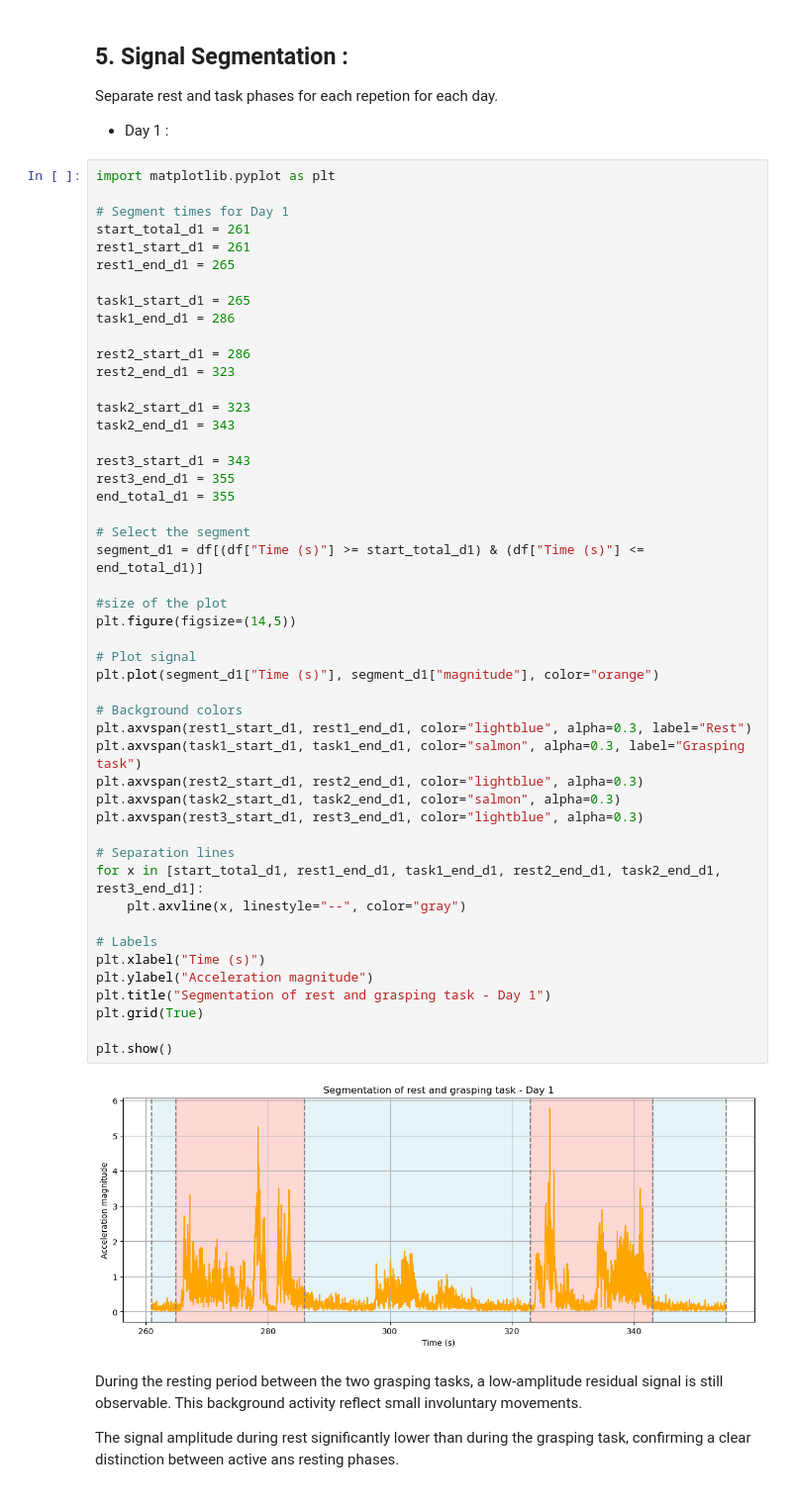
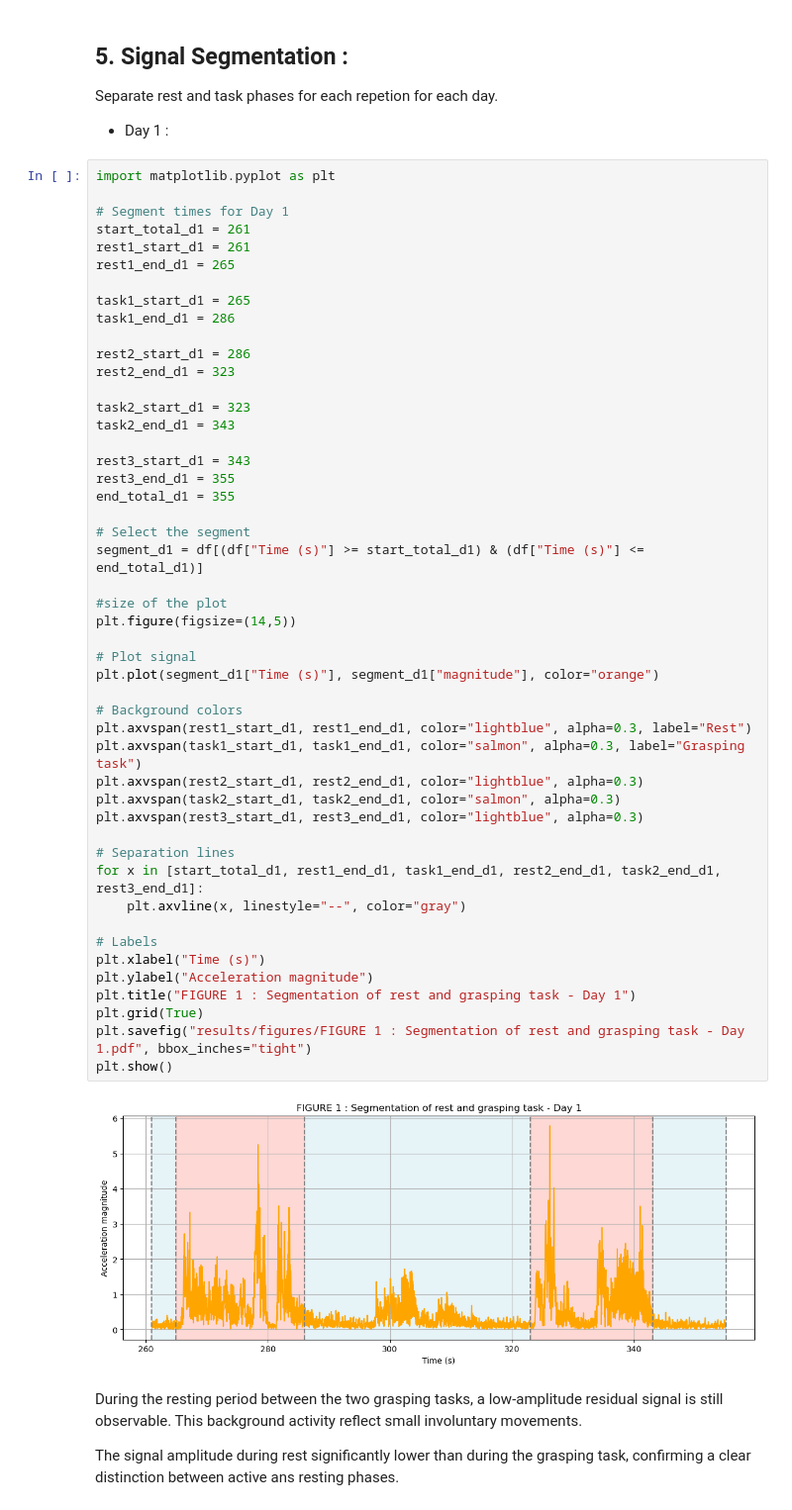
Before and after one commit to zemmahisofi-byte/Projet_R_Python, a Jupyter notebook: Projet_python/main.ipynb, the cells around one changed output. Shown at 99% size. Cells and saved outputs as stored; diff of their text form.

```diff
--- a/Projet_python/main.ipynb
+++ b/Projet_python/main.ipynb
@@ -178,36 +178,36 @@ task2_end_d1 = 343
 rest3_start_d1 = 343
 rest3_end_d1 = 355
 end_total_d1 = 355
 
 # Select the segment
 segment_d1 = df[(df["Time (s)"] >= start_total_d1) & (df["Time (s)"] <= end_total_d1)]
 
 #size of the plot
 plt.figure(figsize=(14,5))
 
 # Plot signal
 plt.plot(segment_d1["Time (s)"], segment_d1["magnitude"], color="orange")
 
 # Background colors
 plt.axvspan(rest1_start_d1, rest1_end_d1, color="lightblue", alpha=0.3, label="Rest")
 plt.axvspan(task1_start_d1, task1_end_d1, color="salmon", alpha=0.3, label="Grasping task")
 plt.axvspan(rest2_start_d1, rest2_end_d1, color="lightblue", alpha=0.3)
 plt.axvspan(task2_start_d1, task2_end_d1, color="salmon", alpha=0.3)
 plt.axvspan(rest3_start_d1, rest3_end_d1, color="lightblue", alpha=0.3)
 
 # Separation lines
 for x in [start_total_d1, rest1_end_d1, task1_end_d1, rest2_end_d1, task2_end_d1, rest3_end_d1]:
     plt.axvline(x, linestyle="--", color="gray")
 
 # Labels
 plt.xlabel("Time (s)")
 plt.ylabel("Acceleration magnitude")
-plt.title("Segmentation of rest and grasping task - Day 1")
+plt.title("FIGURE 1 : Segmentation of rest and grasping task - Day 1")
 plt.grid(True)
-
+plt.savefig("results/figures/FIGURE 1 : Segmentation of rest and grasping task - Day 1.pdf", bbox_inches="tight")
 plt.show()
 # %% [output]
-[figure, old version]
+[figure, new version]
 # %% [markdown]
 During the resting period between the two grasping tasks, a low-amplitude residual signal is still observable. This background activity reflect small involuntary movements.
 
```
Also changed, not shown: parts of 2 cells of this notebook, 2 other files.
